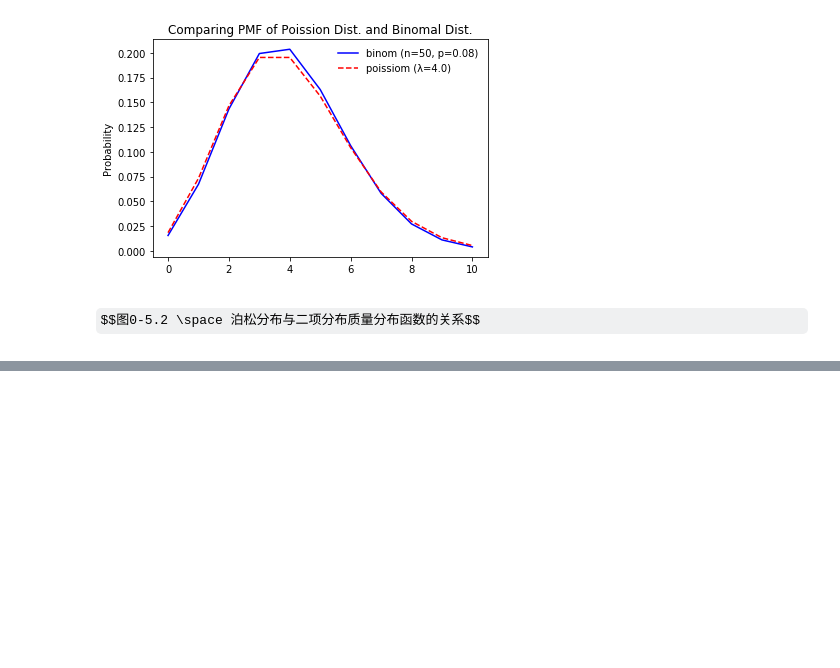
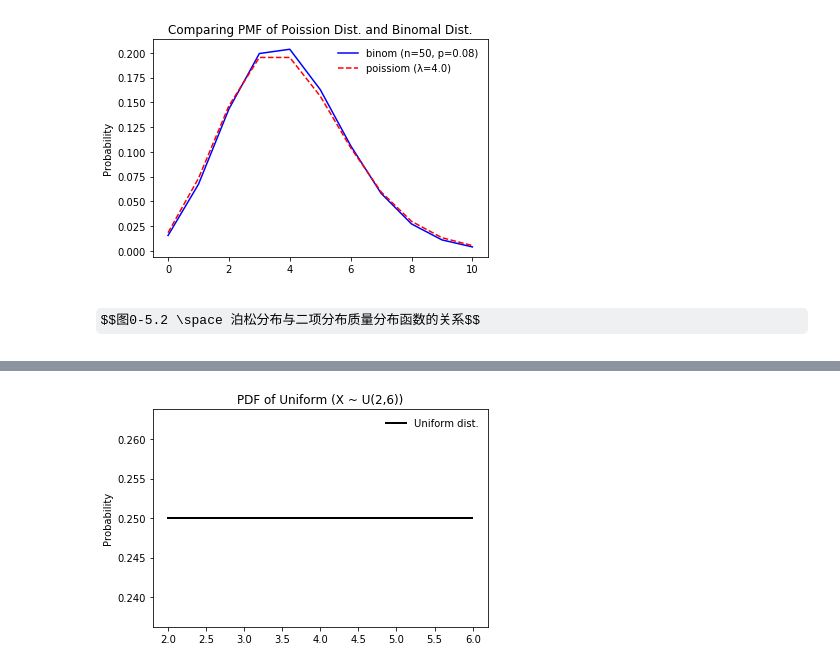
Before and after one commit to Laishuxin/Probability_theory_and_mathematical_statistics, a Jupyter notebook: 2_Random_variable_and_its_distribution.ipynb, the cells around one changed output, grey strips where cells are left out. Saved outputs shown, nothing was run; the diff lists cells and outputs as text; code cells hidden in the pictures; some formulas as TeX source; blank space fills up the shorter version.

```diff
--- a/2_Random_variable_and_its_distribution.ipynb
+++ b/2_Random_variable_and_its_distribution.ipynb
@@ -467,0 +450,24 @@ $$图0-5.2 \space 泊松分布与二项分布质量分布函数的关系$$
+# %%
+# 均匀分布需要两个参数区间起点a，终点b。
+def uniform_distribution(loc=0, scale=1):
+    """
+    : loc:区间起点a
+    : scale: 区间长度，相当于b-a
+    """
+    # 创建均匀分布函数X~U（loc, scale+loc）
+    uniform_dis = stats.uniform(loc=loc, scale=scale)
+    # 将先求出p(X<x_1)=0.001和p(X<x_2)=0.999的x_1、x_2，将区间[x_1, x_2]分成50分
+    x = np.linspace(uniform_dis.ppf(0.001), uniform_dis.ppf(0.999), 5)
+    pdf = uniform_dis.pdf(x)
+
+    # 画图
+    fig, ax = plt.subplots(1,1)
+    ax.plot(x, pdf, 'k-', lw=2, label='Uniform dist.')
+    ax.legend(frameon=False)
+    plt.ylabel('Probability')
+    plt.title(r'PDF of Uniform (X ~ U({},{}))'.format(loc, scale+loc))
+    plt.show()
+
+uniform_distribution(loc=2, scale=4)
+# %% [output]
+[figure, added]
```
Also changed, not shown: parts of 27 cells of this notebook.
